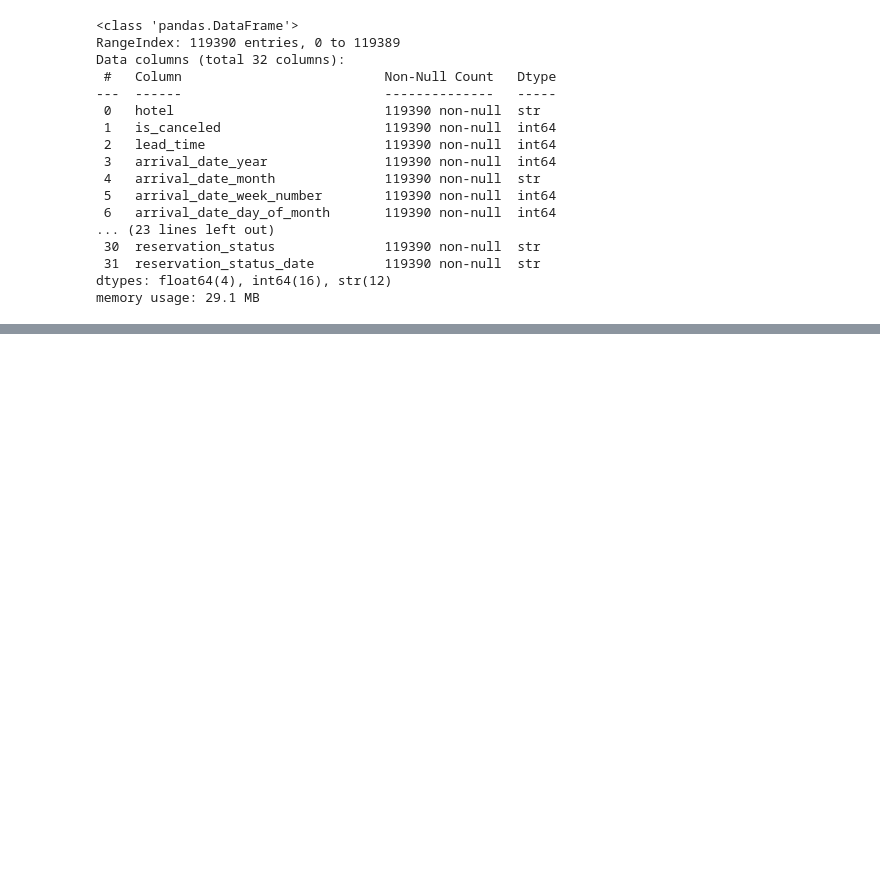
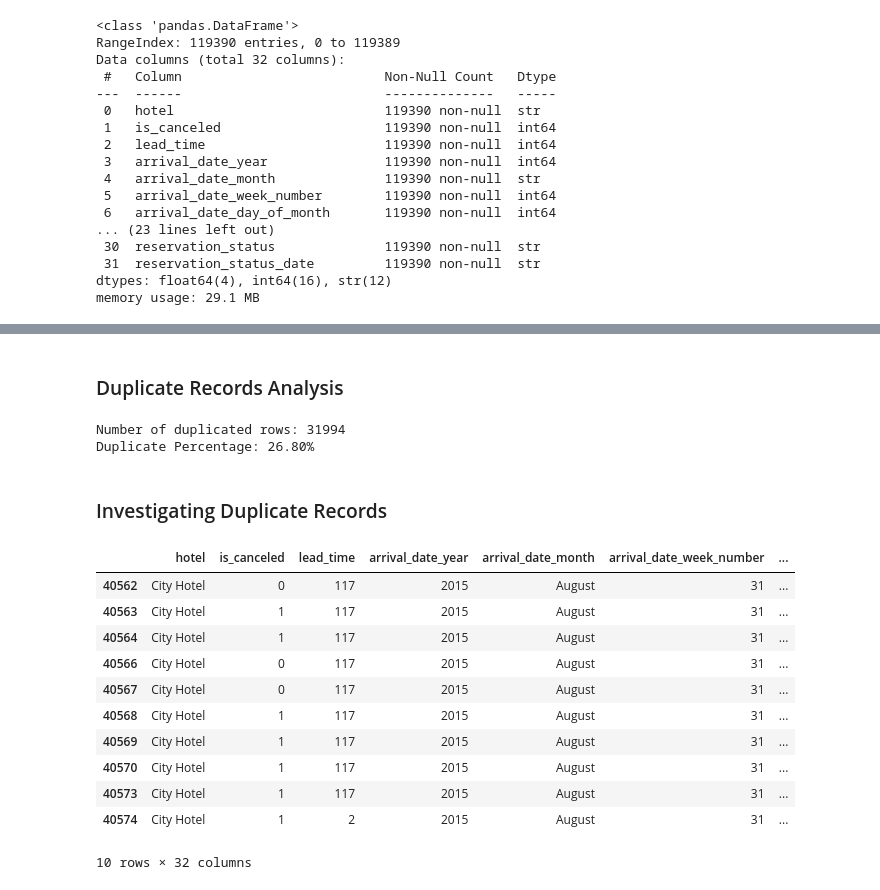
Before and after one commit to Himanshu584/Hotel-Booking-Demand-Analysis, a Jupyter notebook: hotel_booking_eda.ipynb, the cells around one changed output, grey strips where cells are left out. Drawn from its saved outputs; the diff is of its cells as text; code cells hidden in the pictures; blank space fills up the shorter version.

```diff
--- a/hotel_booking_eda.ipynb
+++ b/hotel_booking_eda.ipynb
@@ -48,0 +89,12 @@ memory usage: 29.1 MB
+# %%
+# Handling missing values
+
+# Missing children values: assume 0 children
+data["children"] = data["children"].fillna(0).astype(int)
+
+# Unknown country
+data["country"] = data ["country"].fillna("Unknown")
+
+# Missing agent/company IDs: use 0 as a placeholder
+data["agent"] = data["agent"].fillna(0).astype(int)
+data["company"] = data ["company"].fillna(0).astype(int)
@@ -48,0 +122,35 @@ memory usage: 29.1 MB
+# %% [markdown]
+### Duplicate Records Analysis
+# %%
+# checking for duplicate values
+duplicated_rows = data.duplicated().sum()
+print(f"Number of duplicated rows: {duplicated_rows}")
+
+duplicate_percentage = (duplicated_rows / len(data)) * 100
+
+print(f"Duplicate Percentage: {duplicate_percentage:.2f}%")
+# %% [output]
+Number of duplicated rows: 31994
+Duplicate Percentage: 26.80%
+# %% [markdown]
+### Investigating Duplicate Records
+# %%
+# Display records that have identical values
+duplicate_records = data[data.duplicated(keep=False)]
+
+duplicate_records.sort_values(
+    by=["hotel", "arrival_date_year", "arrival_date_month"]
+).head(10)
+# %% [output]
+|  | hotel | is_canceled | lead_time | arrival_date_year | arrival_date_month | arrival_date_week_number | ... |
+| 40562 | City Hotel | 0 | 117 | 2015 | August | 31 | ... |
+| 40563 | City Hotel | 1 | 117 | 2015 | August | 31 | ... |
+| 40564 | City Hotel | 1 | 117 | 2015 | August | 31 | ... |
+| 40566 | City Hotel | 0 | 117 | 2015 | August | 31 | ... |
+| 40567 | City Hotel | 0 | 117 | 2015 | August | 31 | ... |
+| 40568 | City Hotel | 1 | 117 | 2015 | August | 31 | ... |
+| 40569 | City Hotel | 1 | 117 | 2015 | August | 31 | ... |
+| 40570 | City Hotel | 1 | 117 | 2015 | August | 31 | ... |
+| 40573 | City Hotel | 1 | 117 | 2015 | August | 31 | ... |
+| 40574 | City Hotel | 1 | 2 | 2015 | August | 31 | ... |
+10 rows × 32 columns
```
Also changed, not shown: parts of 57 cells of this notebook.
